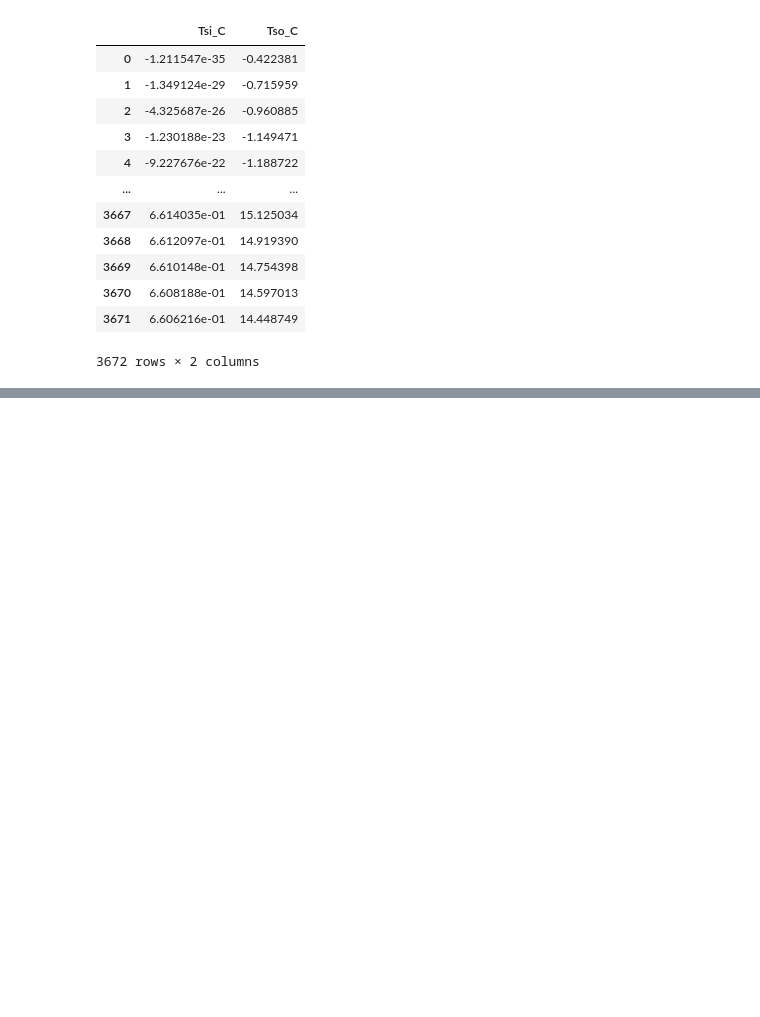
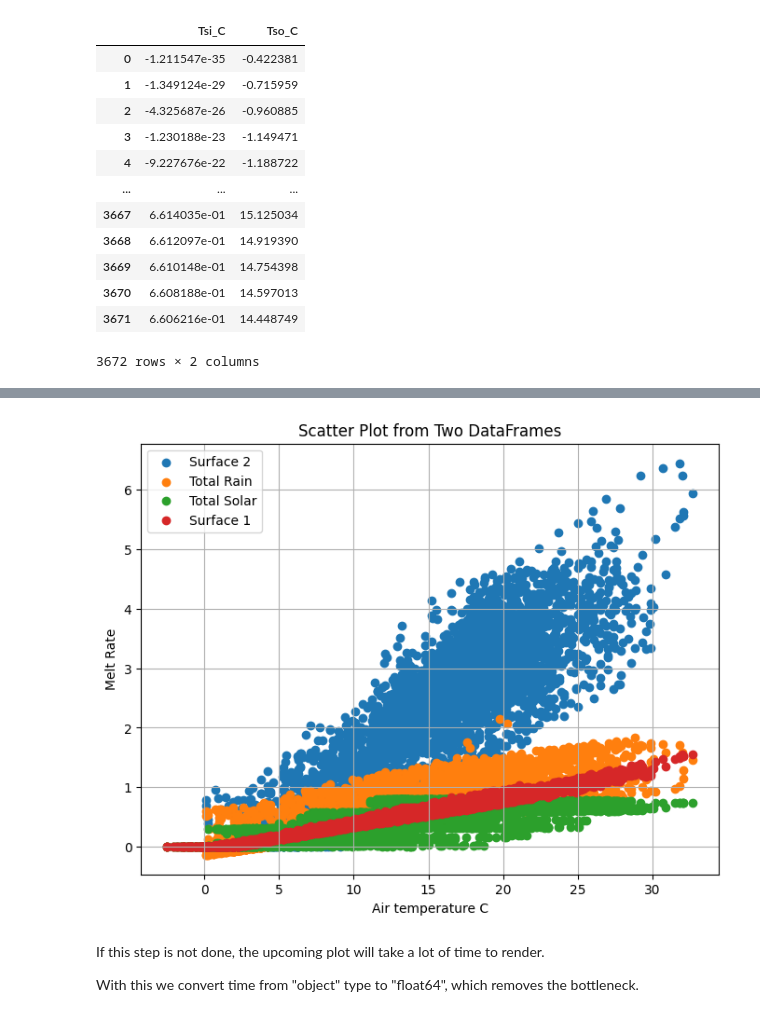
Before and after one commit to siimurik/SnowPit, a Jupyter notebook: Pandas_SnowStorage/testing.ipynb, the cells around one changed output, grey strips where cells are left out. Saved outputs shown, nothing was run; the diff lists cells and outputs as text; code cells hidden in the pictures; blank space fills up the shorter version.

```diff
--- a/Pandas_SnowStorage/testing.ipynb
+++ b/Pandas_SnowStorage/testing.ipynb
@@ -883,0 +941,6 @@ df3
+# %%
+# Heat transfer coefficient at the internal surface:
+h_i = 99.75 # W/m^2*K
+# Heat flux in
+df_qi = (df_Tsi - 0.0)* h_i # W/m^2
+df_qi
@@ -883,0 +1020,3 @@ df3
+# %%
+df_v_pc = df_qi/(L_f * rho_snow) # m^3/(m^2*s)
+df_v_pc
@@ -883,0 +1036,3 @@ df3
+# %%
+df_v_pc_hourly = df_v_pc * 3600
+df_v_pc_hourly
@@ -883,0 +1052,4 @@ df3
+# %%
+# Hourly melt rate from solar heat flux
+df_hfmr = pd.Series(np.where(df_air_temp > 0,  df_v_pc_hourly * rho_snow, 0.0))
+df_hfmr
@@ -883,0 +1117,21 @@ df3
+# %%
+# Generate the scatter plot
+plt.figure(figsize=(8, 6))
+
+plt.scatter(df_air_temp, df_SMR_ins2_cond, label='Surface 2')
+plt.scatter(df_air_temp, df_SMR_total, label='Total Rain')
+plt.scatter(df_air_temp, df_hfmr, label='Total Solar')
+plt.scatter(df_air_temp, df_SMR_ins1_cond, label='Surface 1')
+
+plt.title('Scatter Plot from Two DataFrames')
+plt.xlabel('Air temperature C')
+plt.ylabel('Melt Rate')
+plt.legend()
+plt.grid()
+plt.show()
+# %% [output]
+[figure, added]
+# %% [markdown]
+If this step is not done, the upcoming plot will take a lot of time to render.
+
+With this we convert time from "object" type to "float64", which removes the bottleneck.
```
Also changed, not shown: parts of 55 cells of this notebook, 1 other file.
